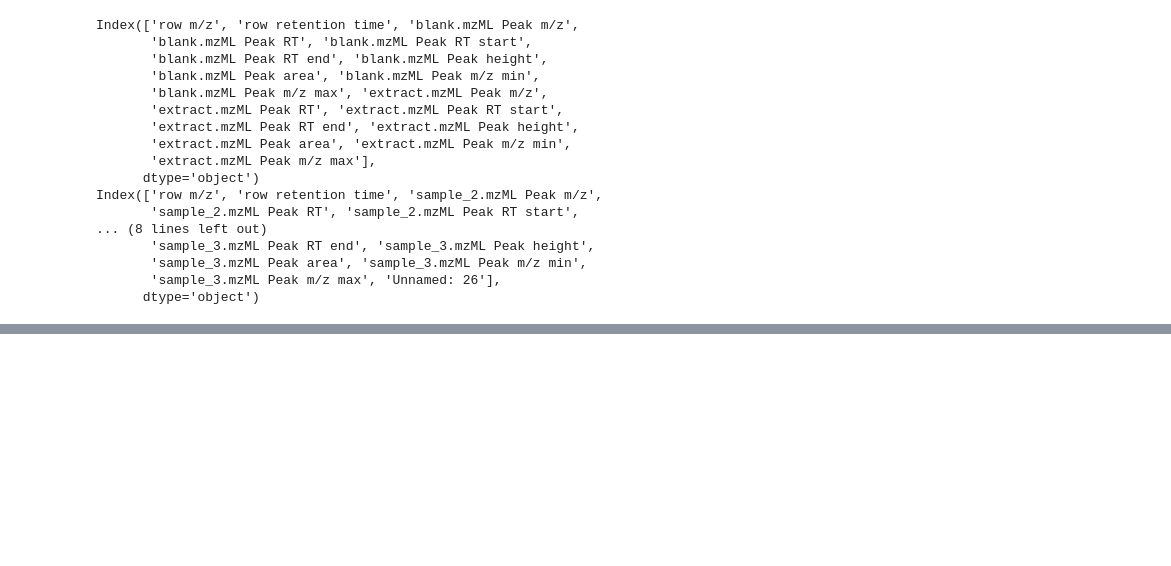
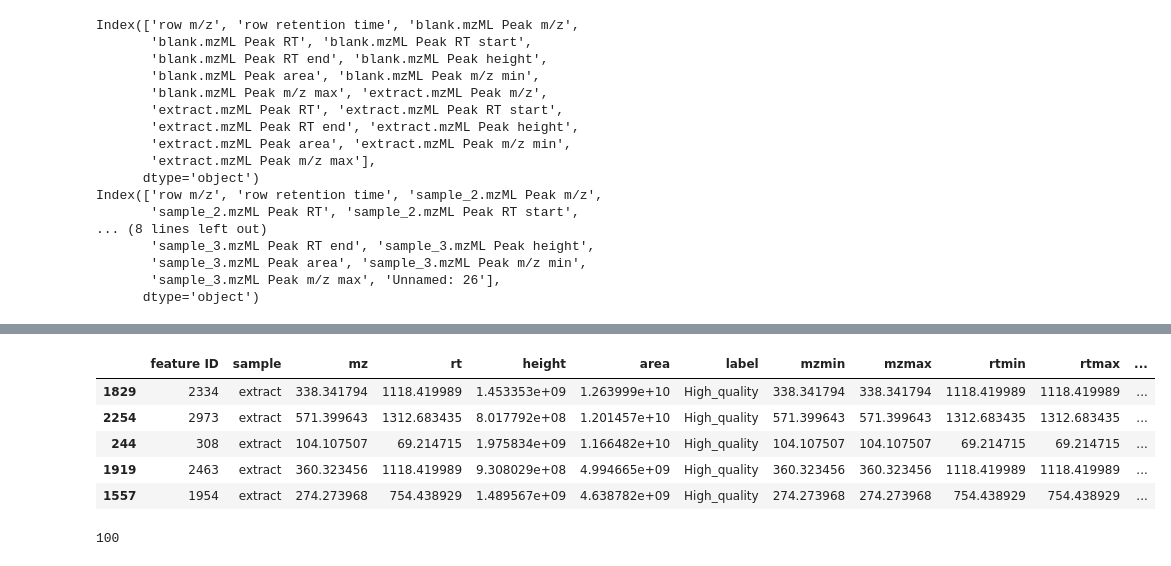
Before and after one commit to jonathan-hunter/Metabolomics-Pipeline, a Jupyter notebook: Docker/sync/metabolomics.ipynb, the cells around one changed output, grey strips where cells are left out. Cells and saved outputs as stored; diff of their text form; code cells hidden in the pictures; blank space fills up the shorter version.

```diff
--- a/Docker/sync/metabolomics.ipynb
+++ b/Docker/sync/metabolomics.ipynb
@@ -1273,0 +1425,21 @@ R error message: 'Error in library(CAMERA) : there is no package called ‘CAMER
+# %%
+# Filter and select data:
+results_selected = results_merged[results_merged["label"] == "High_quality"] # Filter for High_quality peaks
+results_selected = results_merged[results_merged["extract"] == 1] # Filter for peaks present in the extract sample
+results_selected = results_selected.sort_values(by="I_extract", ascending=False) # Sort by intensity in the extract sample
+
+blank_exceeds_10pc = (results_selected["blank"] == 1) & (results_selected["extract"] == 1) & (results_selected["I_extract"] < (results_selected["I_blank"] * 10)) # Generate boolean Series for samples where peak in blank is > 10% of peak in extract.
+blank_exceeds_10pc_inverted = ~blank_exceeds_10pc # Invert the boolean Series
+results_selected = results_selected[blank_exceeds_10pc_inverted] # Filter out peaks where blank is > 10% of extract
+
+results_selected = results_selected.iloc[:100] # Select top 100 peaks by intensity
+display(results_selected.head())
+print(len(results_selected))
+# %% [output]
+|  | feature ID | sample | mz | rt | height | area | label | mzmin | mzmax | rtmin | rtmax | ... |
+| 1829 | 2334 | extract | 338.341794 | 1118.419989 | 1.453353e+09 | 1.263999e+10 | High_quality | 338.341794 | 338.341794 | 1118.419989 | 1118.419989 | ... |
+| 2254 | 2973 | extract | 571.399643 | 1312.683435 | 8.017792e+08 | 1.201457e+10 | High_quality | 571.399643 | 571.399643 | 1312.683435 | 1312.683435 | ... |
+| 244 | 308 | extract | 104.107507 | 69.214715 | 1.975834e+09 | 1.166482e+10 | High_quality | 104.107507 | 104.107507 | 69.214715 | 69.214715 | ... |
+| 1919 | 2463 | extract | 360.323456 | 1118.419989 | 9.308029e+08 | 4.994665e+09 | High_quality | 360.323456 | 360.323456 | 1118.419989 | 1118.419989 | ... |
+| 1557 | 1954 | extract | 274.273968 | 754.438929 | 1.489567e+09 | 4.638782e+09 | High_quality | 274.273968 | 274.273968 | 754.438929 | 754.438929 | ... |
+100
```
Also changed, not shown: parts of 21 cells of this notebook.
